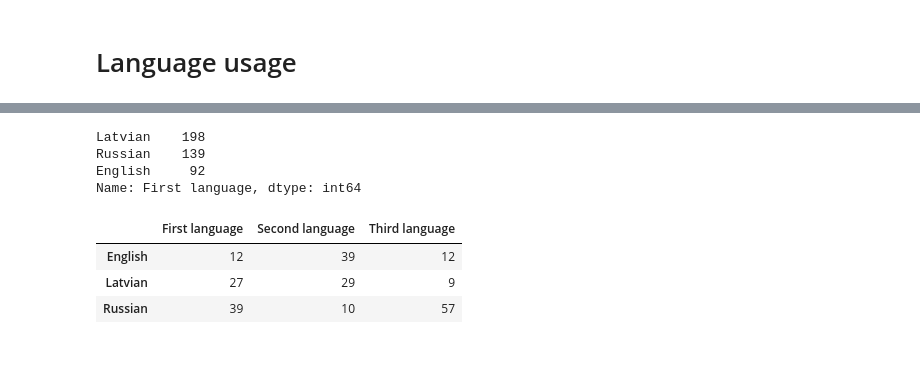
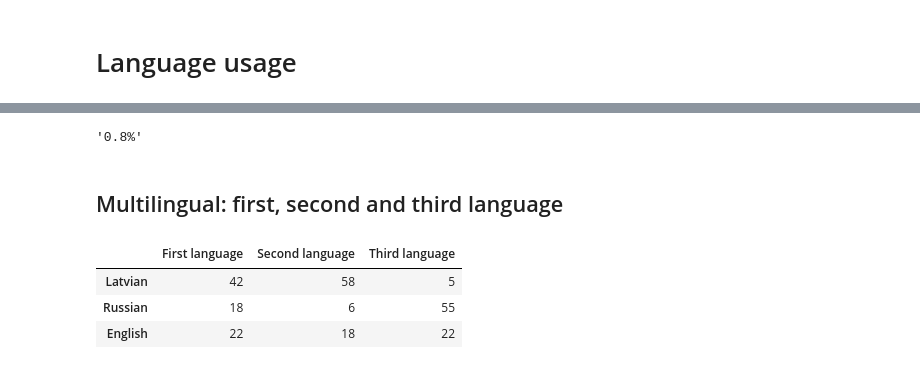
Before and after one commit to dimazest/2017-lv-corpus, a Jupyter notebook: supplement/notebook.ipynb, the cells around one changed output, grey strips where cells are left out. Saved outputs shown, nothing was run; the diff lists cells and outputs as text; code cells hidden in the pictures.

Commit message:
Language use

```diff
--- a/supplement/notebook.ipynb
+++ b/supplement/notebook.ipynb
@@ -48,9 +42,5 @@ sn_lang = (
     ).fillna(0)
     .astype(int)
 )
-# %%
-sn_lang['Score'] = np.round(
-    sn_lang[['Latvian', 'Russian', 'English']].max(axis='columns') / sn_lang['Total'], 3,
-)
 # %%
 sn_lang = sn_lang[~pd.Series(sn_lang.index.get_values()).str.startswith('@@').values]
@@ -86,0 +66,5 @@ sn_lang['First language'] = sn_lang[['Latvian', 'Russian', 'English']].apply((la
+# %%
+sn_lang['Score'] = np.round(
+    sn_lang[['Latvian', 'Russian', 'English']].max(axis='columns') / sn_lang['Total'],
+    3,
+)
@@ -87,3 +111,7 @@ sn_lang['First language'] = sn_lang[['Latvian', 'Russian', 'English']].apply((la
+# %%
+'{:.1%}'.format(4 / len(sn_lang))
+# %% [output]
+'0.8%'
 # %%
 sn_lang['Second language'] = (
     sn_lang[['Latvian', 'Russian', 'English']].apply((lambda r: (r.argsort() == 1).argmax()), axis='columns')
@@ -92,23 +120,15 @@ sn_lang['Second language'] = (
 sn_lang['Third language'] = (
     sn_lang[['Latvian', 'Russian', 'English']].apply((lambda r: (r.argsort() == 2).argmax()), axis='columns')
 )
-# %%
-sn_lang.loc[
-    sn_lang[['Latvian', 'Russian', 'English']].min(axis='columns') == 0,
-    'First language'
-].value_counts()
-# %% [output]
-Latvian    198
-Russian    139
-English     92
-Name: First language, dtype: int64
+# %% [markdown]
+## Multilingual: first, second and third language
 # %%
 sn_lang.loc[
-    sn_lang[['Latvian', 'Russian', 'English']].min(axis='columns') > 0,
+    sn_lang['Score'] <= 0.897,
     ['First language', 'Second language', 'Third language']
-].apply(lambda r: r.value_counts())
+].apply(lambda r: r.value_counts()).loc[['Latvian', 'Russian', 'English']]
 # %% [output]
 |  | First language | Second language | Third language |
-| English | 12 | 39 | 12 |
-| Latvian | 27 | 29 | 9 |
-| Russian | 39 | 10 | 57 |
+| Latvian | 42 | 58 | 5 |
+| Russian | 18 | 6 | 55 |
+| English | 22 | 18 | 22 |
```
Also changed, not shown: parts of 18 cells of this notebook, 5 other files.
